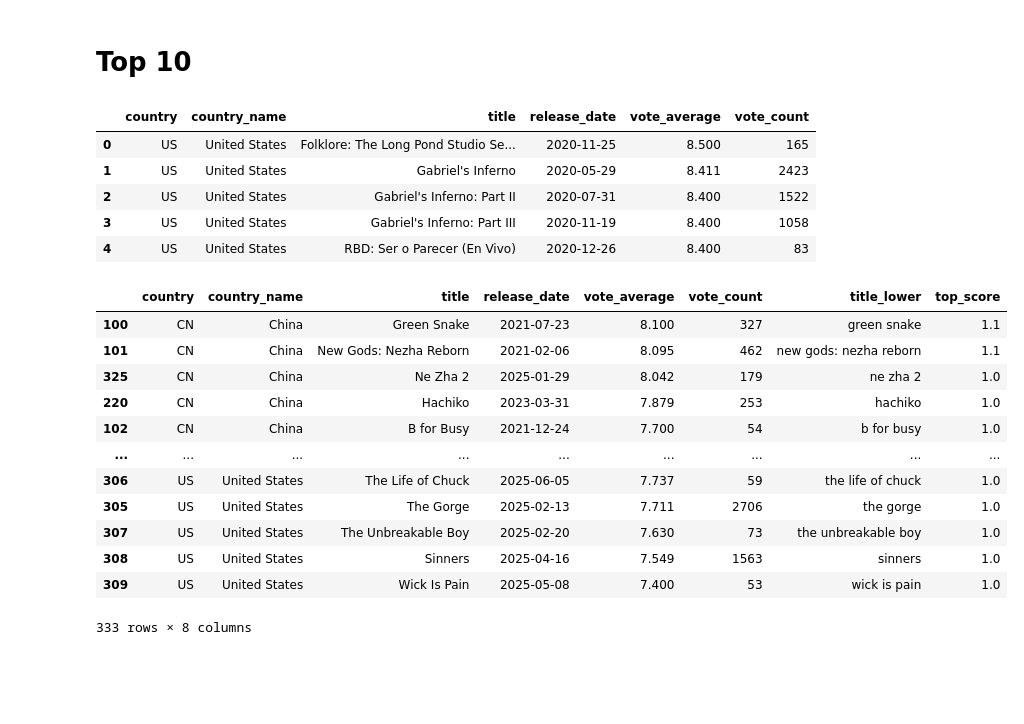
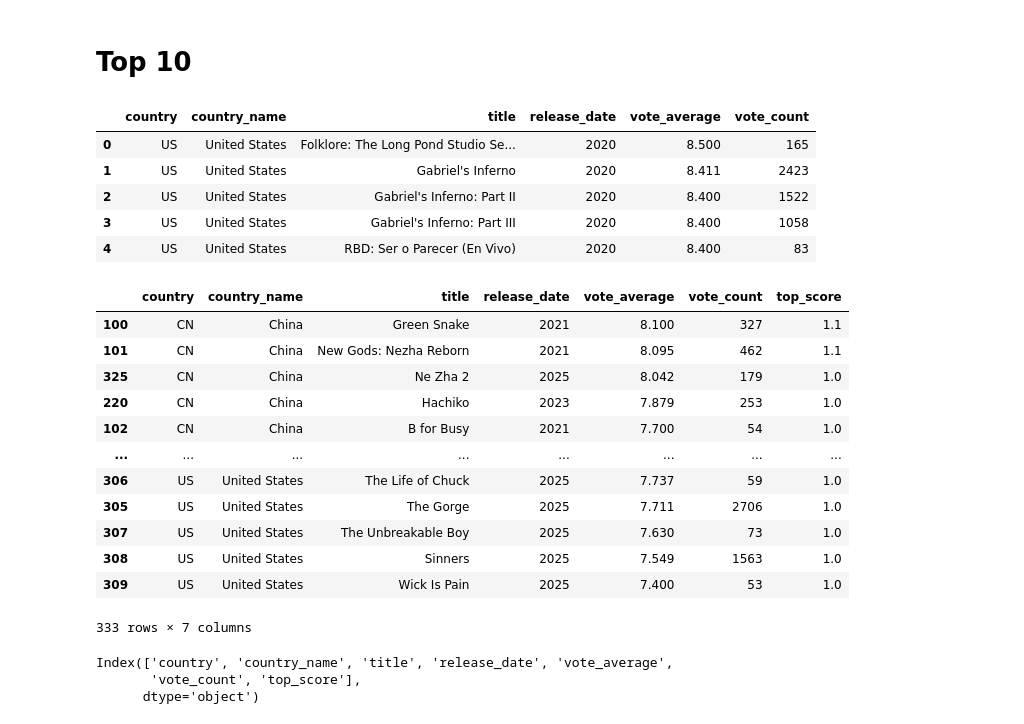
Before and after one commit to bini0126/weekend_ai, a Jupyter notebook: project_1/5_1. 점수메기기.ipynb, the cells around one changed output. Drawn from its saved outputs; the diff is of its cells as text; code cells hidden in the pictures; blank space fills up the shorter version.

```diff
--- a/project_1/5_1. 점수메기기.ipynb
+++ b/project_1/5_1. 점수메기기.ipynb
@@ -44,0 +192,3 @@ df_tmbd_top.columns: ['country', 'country_name', 'title', 'release_date', 'vote_
+# %%
+df_tmbd_top['release_date'] = pd.to_datetime(df_tmbd_top['release_date']).dt.year.astype(str)
+df_tmbd_top.head()
@@ -109,11 +292,11 @@ Name: proportion, dtype: float64
 df_tmbd_top.head()
 # %% [output]
 |  | country | country_name | title | release_date | vote_average | vote_count |
-| 0 | US | United States | Folklore: The Long Pond Studio Se... | 2020-11-25 | 8.500 | 165 |
-| 1 | US | United States | Gabriel's Inferno | 2020-05-29 | 8.411 | 2423 |
-| 2 | US | United States | Gabriel's Inferno: Part II | 2020-07-31 | 8.400 | 1522 |
-| 3 | US | United States | Gabriel's Inferno: Part III | 2020-11-19 | 8.400 | 1058 |
-| 4 | US | United States | RBD: Ser o Parecer (En Vivo) | 2020-12-26 | 8.400 | 83 |
+| 0 | US | United States | Folklore: The Long Pond Studio Se... | 2020 | 8.500 | 165 |
+| 1 | US | United States | Gabriel's Inferno | 2020 | 8.411 | 2423 |
+| 2 | US | United States | Gabriel's Inferno: Part II | 2020 | 8.400 | 1522 |
+| 3 | US | United States | Gabriel's Inferno: Part III | 2020 | 8.400 | 1058 |
+| 4 | US | United States | RBD: Ser o Parecer (En Vivo) | 2020 | 8.400 | 83 |
 # %%
 # 정렬 기준이 필요해요: vote_average or vote_count 기준
 df_tmbd_top = df_tmbd_top.sort_values(["country", "vote_average", "vote_count"], ascending=[True, False, False])
@@ -133,19 +316,25 @@ df_tmbd_top["title_lower"] = df_tmbd_top["title"].str.lower()
 
 top_scores = df_tmbd_top.groupby("title_lower")["top_score"].sum().reset_index()
 # %%
-df_tmbd_top = df_tmbd_top.drop(columns=["bonus_score"])
+df_tmbd_top = df_tmbd_top.drop(columns=["bonus_score", "title_lower"])
 df_tmbd_top
 # %% [output]
-|  | country | country_name | title | release_date | vote_average | vote_count | title_lower | top_score |
-| 100 | CN | China | Green Snake | 2021-07-23 | 8.100 | 327 | green snake | 1.1 |
-| 101 | CN | China | New Gods: Nezha Reborn | 2021-02-06 | 8.095 | 462 | new gods: nezha reborn | 1.1 |
-| 325 | CN | China | Ne Zha 2 | 2025-01-29 | 8.042 | 179 | ne zha 2 | 1.0 |
-| 220 | CN | China | Hachiko | 2023-03-31 | 7.879 | 253 | hachiko | 1.0 |
-| 102 | CN | China | B for Busy | 2021-12-24 | 7.700 | 54 | b for busy | 1.0 |
-| ... | ... | ... | ... | ... | ... | ... | ... | ... |
-| 306 | US | United States | The Life of Chuck | 2025-06-05 | 7.737 | 59 | the life of chuck | 1.0 |
-| 305 | US | United States | The Gorge | 2025-02-13 | 7.711 | 2706 | the gorge | 1.0 |
-| 307 | US | United States | The Unbreakable Boy | 2025-02-20 | 7.630 | 73 | the unbreakable boy | 1.0 |
-| 308 | US | United States | Sinners | 2025-04-16 | 7.549 | 1563 | sinners | 1.0 |
-| 309 | US | United States | Wick Is Pain | 2025-05-08 | 7.400 | 53 | wick is pain | 1.0 |
+|  | country | country_name | title | release_date | vote_average | vote_count | top_score |
+| 100 | CN | China | Green Snake | 2021 | 8.100 | 327 | 1.1 |
+| 101 | CN | China | New Gods: Nezha Reborn | 2021 | 8.095 | 462 | 1.1 |
+| 325 | CN | China | Ne Zha 2 | 2025 | 8.042 | 179 | 1.0 |
+| 220 | CN | China | Hachiko | 2023 | 7.879 | 253 | 1.0 |
+| 102 | CN | China | B for Busy | 2021 | 7.700 | 54 | 1.0 |
+| ... | ... | ... | ... | ... | ... | ... | ... |
+| 306 | US | United States | The Life of Chuck | 2025 | 7.737 | 59 | 1.0 |
+| 305 | US | United States | The Gorge | 2025 | 7.711 | 2706 | 1.0 |
+| 307 | US | United States | The Unbreakable Boy | 2025 | 7.630 | 73 | 1.0 |
+| 308 | US | United States | Sinners | 2025 | 7.549 | 1563 | 1.0 |
+| 309 | US | United States | Wick Is Pain | 2025 | 7.400 | 53 | 1.0 |
-333 rows × 8 columns
+333 rows × 7 columns
+# %%
+df_tmbd_top.columns
+# %% [output]
+Index(['country', 'country_name', 'title', 'release_date', 'vote_average',
+       'vote_count', 'top_score'],
+      dtype='object')
```
Also changed, not shown: parts of 39 cells of this notebook, 3 other files.
